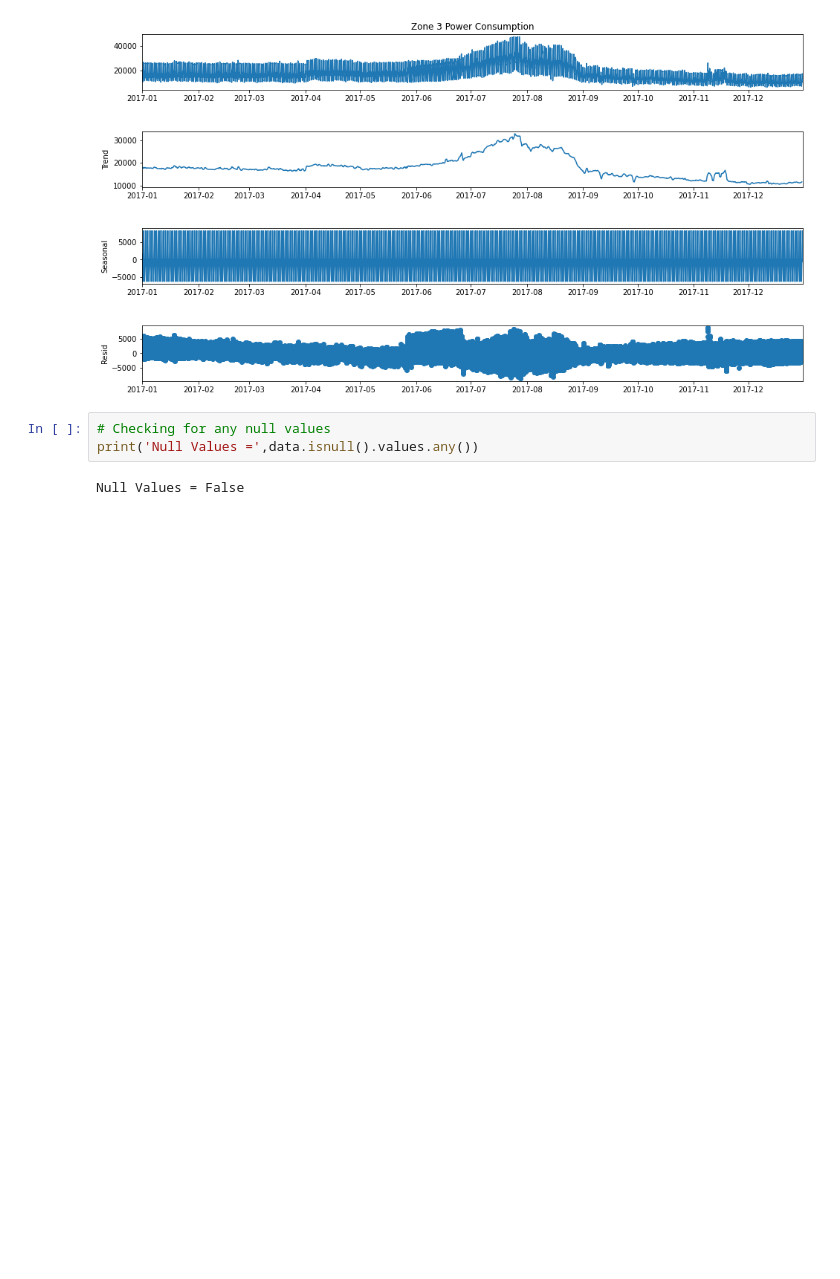
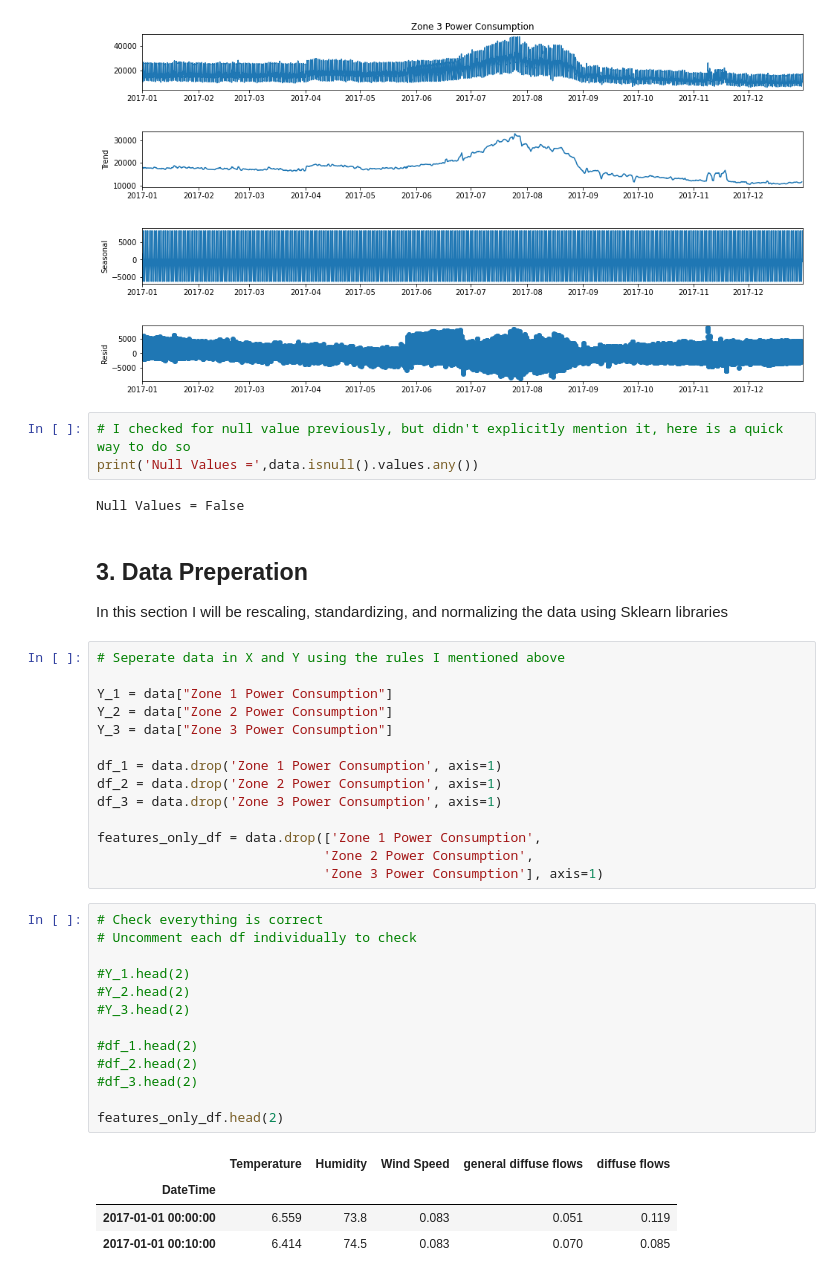
Before and after one commit to CassidyExum/Power-Consumption-Modeling, a Jupyter notebook: Power Consumption Modeling.ipynb, the cells around one changed output. Saved outputs shown, nothing was run; the diff lists cells and outputs as text; blank space fills up the shorter version.

Commit message:
Data Prep done

```diff
--- a/Power Consumption Modeling.ipynb
+++ b/Power Consumption Modeling.ipynb
@@ -256,7 +256,43 @@ plot_time_series(Y_3)
 # %% [output]
 [figure]
 # %%
-# Checking for any null values
+# I checked for null value previously, but didn't explicitly mention it, here is a quick way to do so
 print('Null Values =',data.isnull().values.any())
 # %% [output]
 Null Values = False
+# %% [markdown]
+## 3. Data Preperation
+
+In this section I will be rescaling, standardizing, and normalizing the data using Sklearn libraries
+# %%
+# Seperate data in X and Y using the rules I mentioned above
+
+Y_1 = data["Zone 1 Power Consumption"]
+Y_2 = data["Zone 2 Power Consumption"]
+Y_3 = data["Zone 3 Power Consumption"]
+
+df_1 = data.drop('Zone 1 Power Consumption', axis=1)
+df_2 = data.drop('Zone 2 Power Consumption', axis=1)
+df_3 = data.drop('Zone 3 Power Consumption', axis=1)
+
+features_only_df = data.drop(['Zone 1 Power Consumption',
+                             'Zone 2 Power Consumption',
+                             'Zone 3 Power Consumption'], axis=1)
+# %%
+# Check everything is correct
+# Uncomment each df individually to check
+
+#Y_1.head(2)
+#Y_2.head(2)
+#Y_3.head(2)
+
+#df_1.head(2)
+#df_2.head(2)
+#df_3.head(2)
+
+features_only_df.head(2)
+# %% [output]
+|  | Temperature | Humidity | Wind Speed | general diffuse flows | diffuse flows |
+| DateTime |  |  |  |  |  |
+| 2017-01-01 00:00:00 | 6.559 | 73.8 | 0.083 | 0.051 | 0.119 |
+| 2017-01-01 00:10:00 | 6.414 | 74.5 | 0.083 | 0.070 | 0.085 |
```
Also changed, not shown: parts of 7 cells of this notebook.
